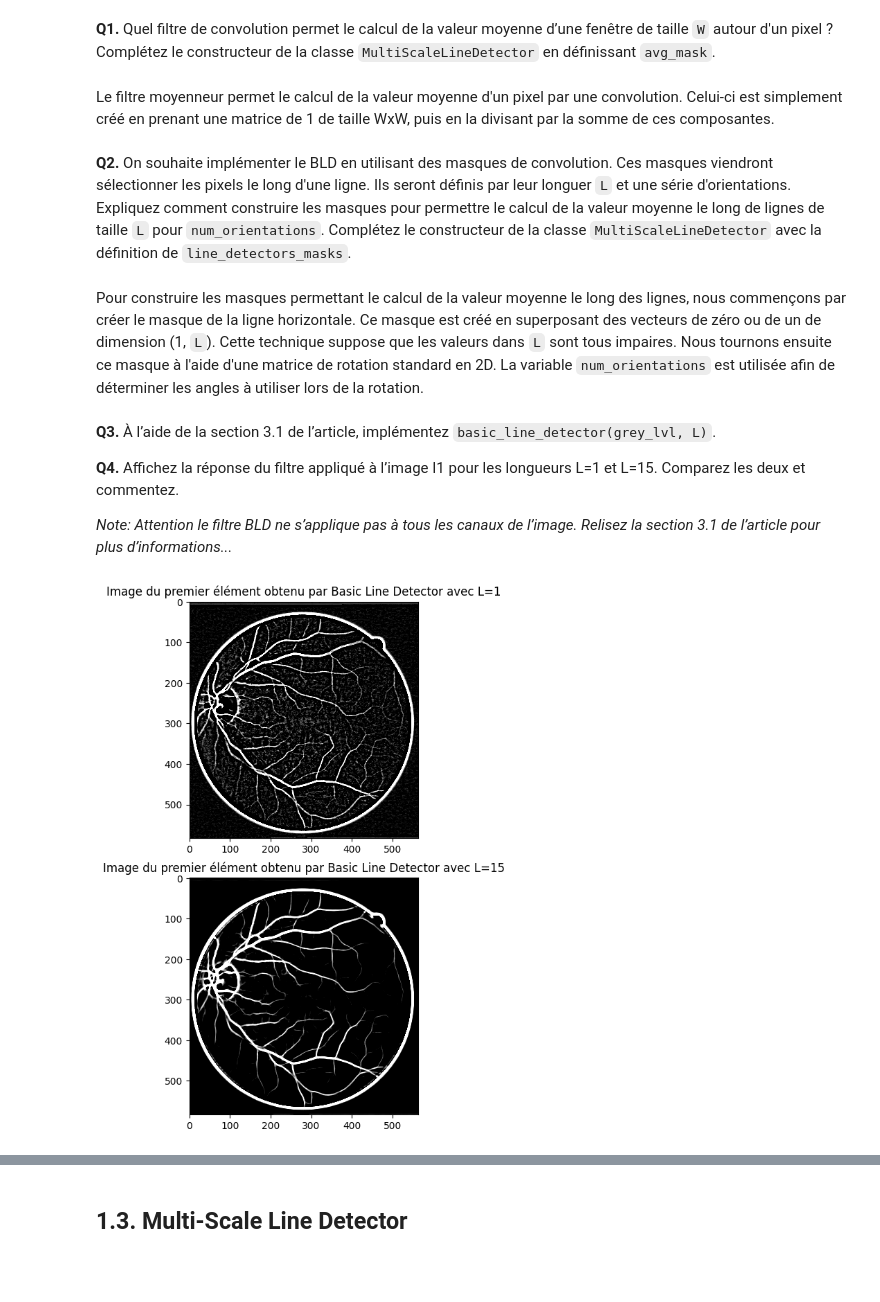
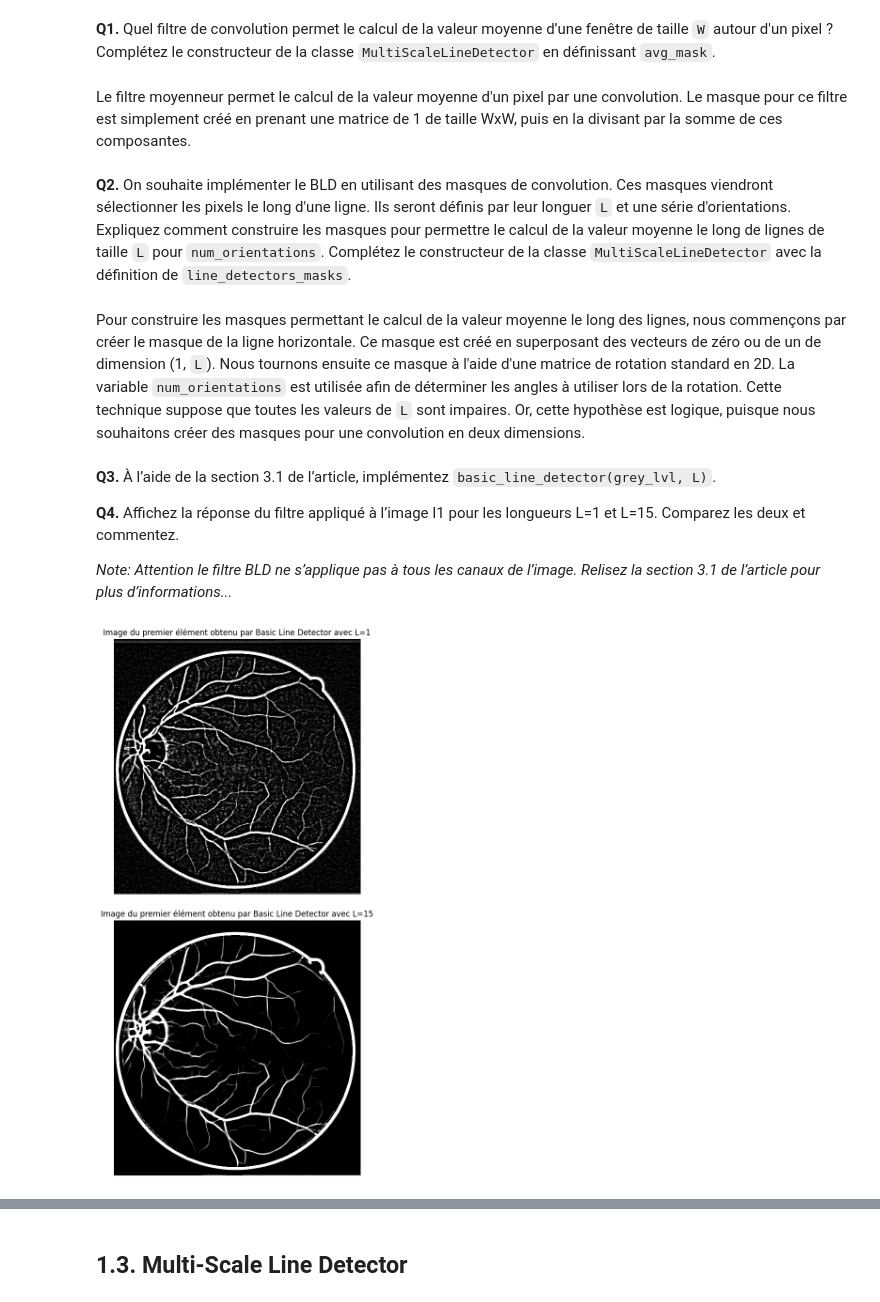
Before and after one commit to lashlone/GBM8770-Programmation, a Jupyter notebook: Projet/ProjetMSLD/RapportProjet.ipynb, the cells around one changed output, grey strips where cells are left out. Drawn from its saved outputs; the diff is of its cells as text; code cells hidden in the pictures; blank space fills up the shorter version.

```diff
--- a/Projet/ProjetMSLD/RapportProjet.ipynb
+++ b/Projet/ProjetMSLD/RapportProjet.ipynb
@@ -23,6 +24,30 @@ plt.rcParams["figure.figsize"] = (18, 8)  # Étend la taille des figures
 from src.algo import MultiScaleLineDetector, dice, learn_threshold, naive_metrics
 from src.dataset import Sample, load_dataset
 from src.viz import plot_roc, show_diff
+# %%
+@dataclass
+class PlotData:
+    title: str
+    image: np.ndarray
+
+# Cette fonction sert à refactoriser la création des graphiques dans le jupyter notebook
+def plot_images(data: list[PlotData]):
+    fig, axes = plt.subplots(len(data), 1, figsize=(len(data) * 6 + 2, len(data) * 6))
+    fig.tight_layout(h_pad=2.0)
+
+    if len(data) != 1:
+        for index, ax in enumerate(axes):
+            ax.imshow(data[index].image, cmap='gray', vmin=0.0)
+            ax.set_title(data[index].title)
+            ax.set_xticks([])
+            ax.set_yticks([])
+    else:
+        axes.imshow(data[0].image, cmap='gray', vmin=0.0)
+        axes.set_title(data[0].title)
+        axes.set_xticks([])
+        axes.set_yticks([])
+
+    return fig, axes
 # %% [markdown]
 # 1. Implémentation de la MSLD
 # %% [markdown]
@@ -61,11 +77,11 @@ Dans un soucis d’optimisation de l’implémentation, nous allons utiliser des
 # %% [markdown]
 **Q1.** Quel filtre de convolution permet le calcul de la valeur moyenne d’une fenêtre de taille `W` autour d'un pixel ? Complétez le constructeur de la classe `MultiScaleLineDetector` en définissant `avg_mask`.
 # %% [markdown]
-Le filtre moyenneur permet le calcul de la valeur moyenne d'un pixel par une convolution. Celui-ci est simplement créé en prenant une matrice de 1 de taille WxW, puis en la divisant par la somme de ces composantes.
+Le filtre moyenneur permet le calcul de la valeur moyenne d'un pixel par une convolution. Le masque pour ce filtre est simplement créé en prenant une matrice de 1 de taille WxW, puis en la divisant par la somme de ces composantes.
 # %% [markdown]
 **Q2.** On souhaite implémenter le BLD en utilisant des masques de convolution. Ces masques viendront sélectionner les pixels le long d'une ligne. Ils seront définis par leur longuer `L` et une série d'orientations. Expliquez comment construire les masques pour permettre le calcul de la valeur moyenne le long de lignes de taille `L` pour `num_orientations`. Complétez le constructeur de la classe `MultiScaleLineDetector` avec la définition de `line_detectors_masks`.
 # %% [markdown]
-Pour construire les masques permettant le calcul de la valeur moyenne le long des lignes, nous commençons par créer le masque de la ligne horizontale. Ce masque est créé  en superposant des vecteurs de zéro ou de un de dimension (1, `L`). Cette technique suppose que les valeurs dans `L` sont tous impaires. Nous tournons ensuite ce masque à l'aide d'une matrice de rotation standard en 2D. La variable `num_orientations` est utilisée afin de déterminer les angles à utiliser lors de la rotation.
+Pour construire les masques permettant le calcul de la valeur moyenne le long des lignes, nous commençons par créer le masque de la ligne horizontale. Ce masque est créé  en superposant des vecteurs de zéro ou de un de dimension (1, `L`). Nous tournons ensuite ce masque à l'aide d'une matrice de rotation standard en 2D. La variable `num_orientations` est utilisée afin de déterminer les angles à utiliser lors de la rotation. Cette technique suppose que toutes les valeurs de `L` sont impaires. Or, cette hypothèse est logique, puisque nous souhaitons créer des masques pour une convolution en deux dimensions.
 # %%
 # Vous pouvez dès à présent instancier l'objet MSLD en remplaçant les hyper-paramètres W, L et num_orientations par
 # leurs valeurs conseillées par l'article.
@@ -77,19 +93,15 @@ msld = MultiScaleLineDetector(W=15, L=[1, 3, 5, 7, 9, 11, 13, 15], num_orientati
 
 *Note: Attention le filtre BLD ne s’applique pas à tous les canaux de l’image. Relisez la section 3.1 de l’article pour plus d’informations...*
 # %%
-grey_lvl_I1 = 1-I1.image[:,:, 1] # on inverse le canal vert
+grey_lvl_I1 = 1 - I1.image[:, :, 1] # Nous inversons ici le canal vert
+
 I1_bld_L1 = msld.basic_line_detector(grey_lvl_I1, L=1)
 I1_bld_L15 = msld.basic_line_detector(grey_lvl_I1, L=15)
 
-fig, axes = plt.subplots(2, 1)
-fig.tight_layout(h_pad=2.0)
+data = [PlotData(title="Image du premier élément obtenu par Basic Line Detector avec L=1", image=I1_bld_L1),
+        PlotData(title="Image du premier élément obtenu par Basic Line Detector avec L=15", image=I1_bld_L15)]
 
-axes[0].set_title("Image du premier élément obtenu par Basic Line Detector avec L=1")
-axes[0].imshow(I1_bld_L1, cmap='gray', vmin=0.0, vmax=1.0)
-axes[1].set_title("Image du premier élément obtenu par Basic Line Detector avec L=15")
-axes[1].imshow(I1_bld_L15, cmap="gray", vmin=0.0, vmax=1.0)
-
-plt.show()
+plot_images(data);
 # %% [output]
-[figure, old version]
+[figure, new version]
 # %% [markdown]
```
Also changed, not shown: parts of 40 cells of this notebook, 2 other files.
